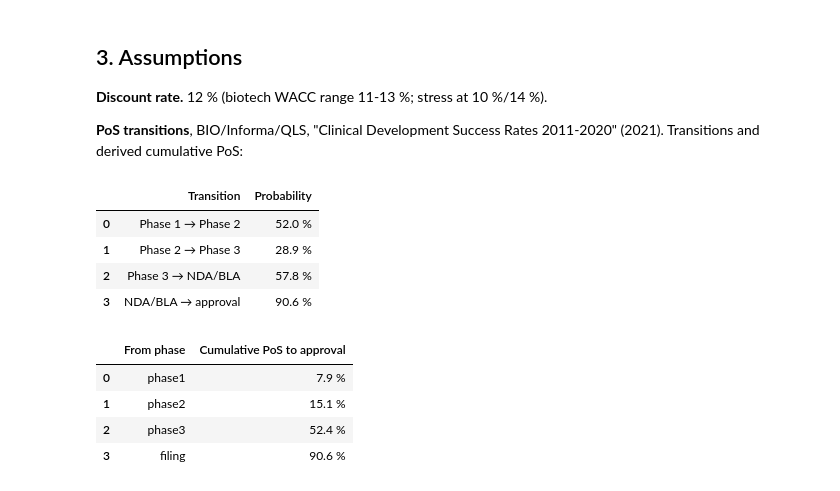
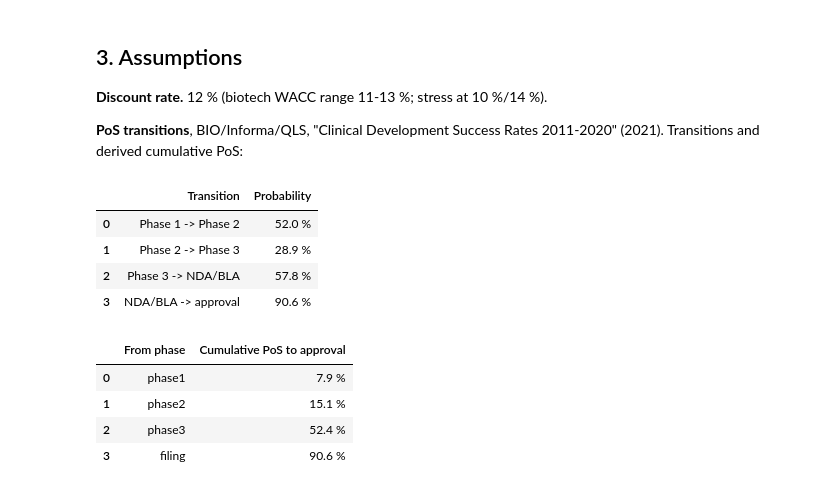
Before and after one commit to DimitriPr/rnpv-idorsia-valuation, a Jupyter notebook: notebooks/analysis.ipynb, the cells around one changed output. Cells and saved outputs as stored; diff of their text form; code cells hidden in the pictures.

```diff
--- a/notebooks/analysis.ipynb
+++ b/notebooks/analysis.ipynb
@@ -159,20 +159,20 @@ apply an *if-converted* test that triggers when V/share > strike.
 Rates 2011-2020" (2021). Transitions and derived cumulative PoS:
 # %%
 trans = pd.DataFrame(
-    [("Phase 1 → Phase 2",  A.POS_TRANSITIONS["phase1_to_phase2"]),
-     ("Phase 2 → Phase 3",  A.POS_TRANSITIONS["phase2_to_phase3"]),
-     ("Phase 3 → NDA/BLA",  A.POS_TRANSITIONS["phase3_to_filing"]),
-     ("NDA/BLA → approval", A.POS_TRANSITIONS["filing_to_approval"])],
+    [("Phase 1 -> Phase 2",  A.POS_TRANSITIONS["phase1_to_phase2"]),
+     ("Phase 2 -> Phase 3",  A.POS_TRANSITIONS["phase2_to_phase3"]),
+     ("Phase 3 -> NDA/BLA",  A.POS_TRANSITIONS["phase3_to_filing"]),
+     ("NDA/BLA -> approval", A.POS_TRANSITIONS["filing_to_approval"])],
     columns=["Transition", "Probability"],
 )
 trans["Probability"] = trans["Probability"].map(lambda x: f"{x*100:.1f} %")
 trans
 # %% [output]
 |  | Transition | Probability |
-| 0 | Phase 1 → Phase 2 | 52.0 % |
-| 1 | Phase 2 → Phase 3 | 28.9 % |
-| 2 | Phase 3 → NDA/BLA | 57.8 % |
-| 3 | NDA/BLA → approval | 90.6 % |
+| 0 | Phase 1 -> Phase 2 | 52.0 % |
+| 1 | Phase 2 -> Phase 3 | 28.9 % |
+| 2 | Phase 3 -> NDA/BLA | 57.8 % |
+| 3 | NDA/BLA -> approval | 90.6 % |
 # %%
 cum = pd.DataFrame(
     [(ph, A.cumulative_pos(ph)) for ph in ["phase1", "phase2", "phase3", "filing"]],
```
Also changed, not shown: parts of 8 cells of this notebook, 16 other files.
